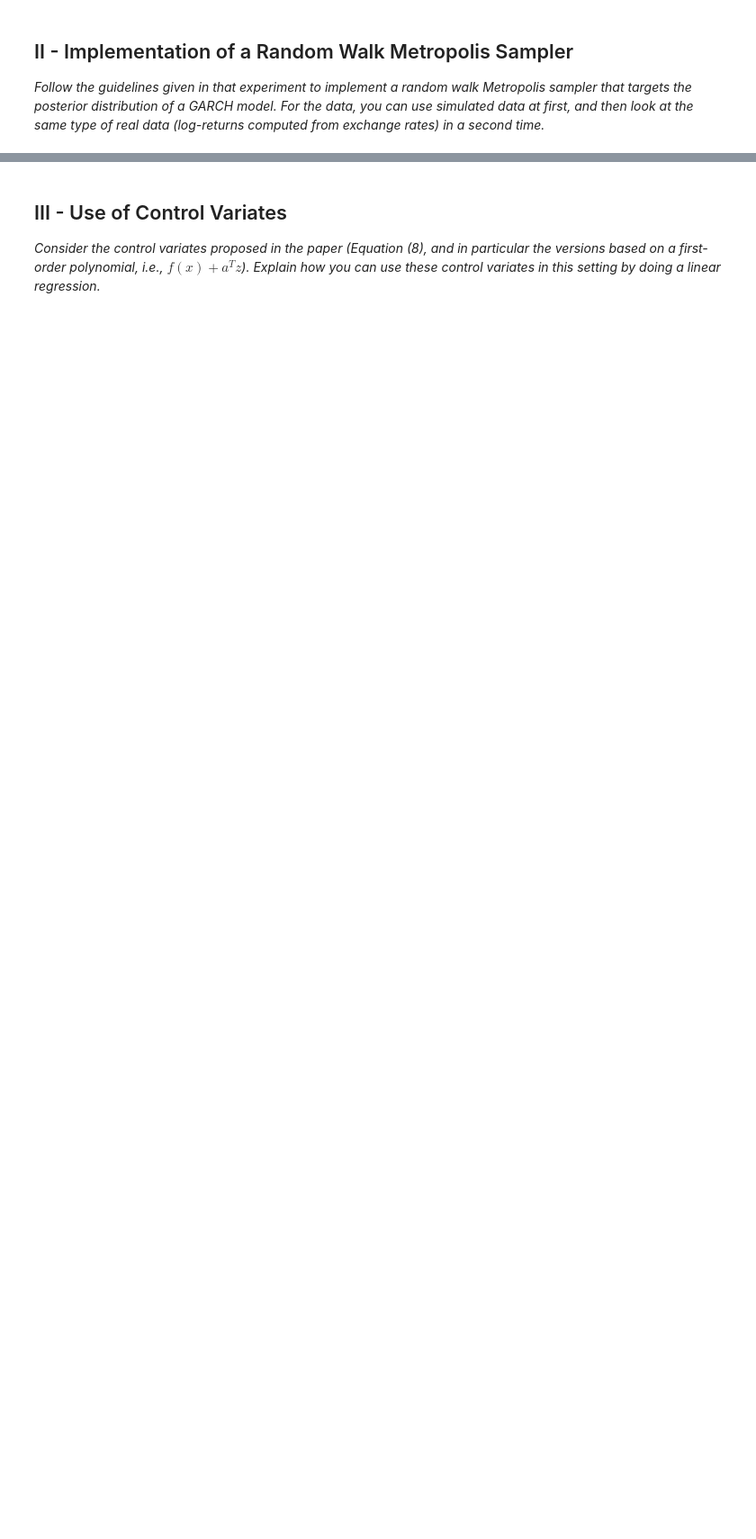
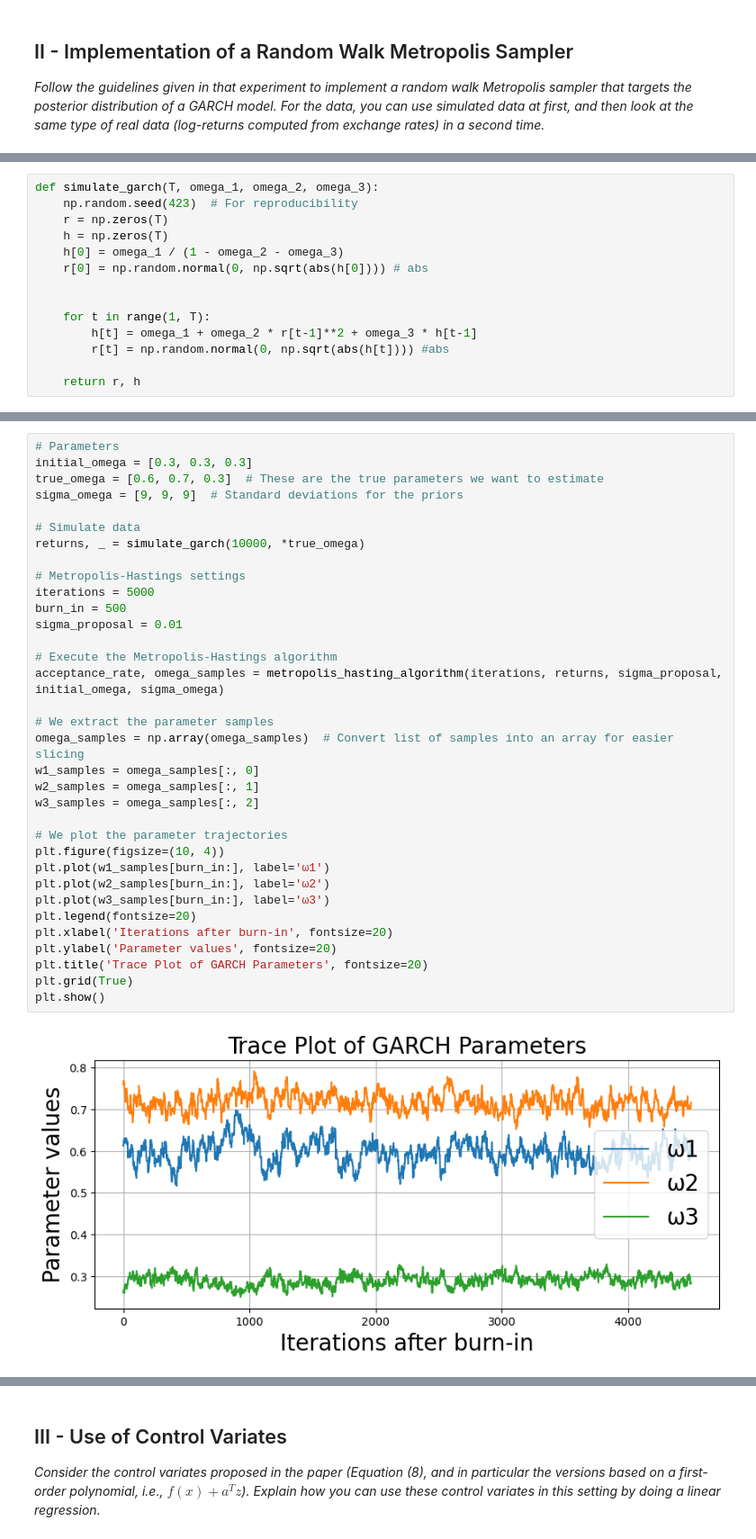
Before and after one commit to AntoineGilsonGH/Monte-Carlo-GARCH, a Jupyter notebook: Projet_MCMC_GARCH.ipynb, the cells around one changed output, grey strips where cells are left out. Shown at 90% size. Cells and saved outputs as stored; diff of their text form; blank space fills up the shorter version.

```diff
--- a/Projet_MCMC_GARCH.ipynb
+++ b/Projet_MCMC_GARCH.ipynb
@@ -31,0 +134,14 @@ Cet article présente également certaines méthodes Lasso (LSLasso et LSLasso(X
+# %%
+def simulate_garch(T, omega_1, omega_2, omega_3):
+    np.random.seed(423)  # For reproducibility
+    r = np.zeros(T)
+    h = np.zeros(T)
+    h[0] = omega_1 / (1 - omega_2 - omega_3)
+    r[0] = np.random.normal(0, np.sqrt(abs(h[0]))) # abs
+
+
+    for t in range(1, T):
+        h[t] = omega_1 + omega_2 * r[t-1]**2 + omega_3 * h[t-1]
+        r[t] = np.random.normal(0, np.sqrt(abs(h[t]))) #abs
+
+    return r, h
@@ -31,0 +218,36 @@ Cet article présente également certaines méthodes Lasso (LSLasso et LSLasso(X
+# %%
+# Parameters
+initial_omega = [0.3, 0.3, 0.3]
+true_omega = [0.6, 0.7, 0.3]  # These are the true parameters we want to estimate
+sigma_omega = [9, 9, 9]  # Standard deviations for the priors
+
+# Simulate data
+returns, _ = simulate_garch(10000, *true_omega)
+
+# Metropolis-Hastings settings
+iterations = 5000
+burn_in = 500
+sigma_proposal = 0.01
+
+# Execute the Metropolis-Hastings algorithm
+acceptance_rate, omega_samples = metropolis_hasting_algorithm(iterations, returns, sigma_proposal, initial_omega, sigma_omega)
+
+# We extract the parameter samples
+omega_samples = np.array(omega_samples)  # Convert list of samples into an array for easier slicing
+w1_samples = omega_samples[:, 0]
+w2_samples = omega_samples[:, 1]
+w3_samples = omega_samples[:, 2]
+
+# We plot the parameter trajectories
+plt.figure(figsize=(10, 4))
+plt.plot(w1_samples[burn_in:], label='ω1')
+plt.plot(w2_samples[burn_in:], label='ω2')
+plt.plot(w3_samples[burn_in:], label='ω3')
+plt.legend(fontsize=20)
+plt.xlabel('Iterations after burn-in', fontsize=20)
+plt.ylabel('Parameter values', fontsize=20)
+plt.title('Trace Plot of GARCH Parameters', fontsize=20)
+plt.grid(True)
+plt.show()
+# %% [output]
+[figure, added]
```
Also changed, not shown: parts of 50 cells of this notebook.
